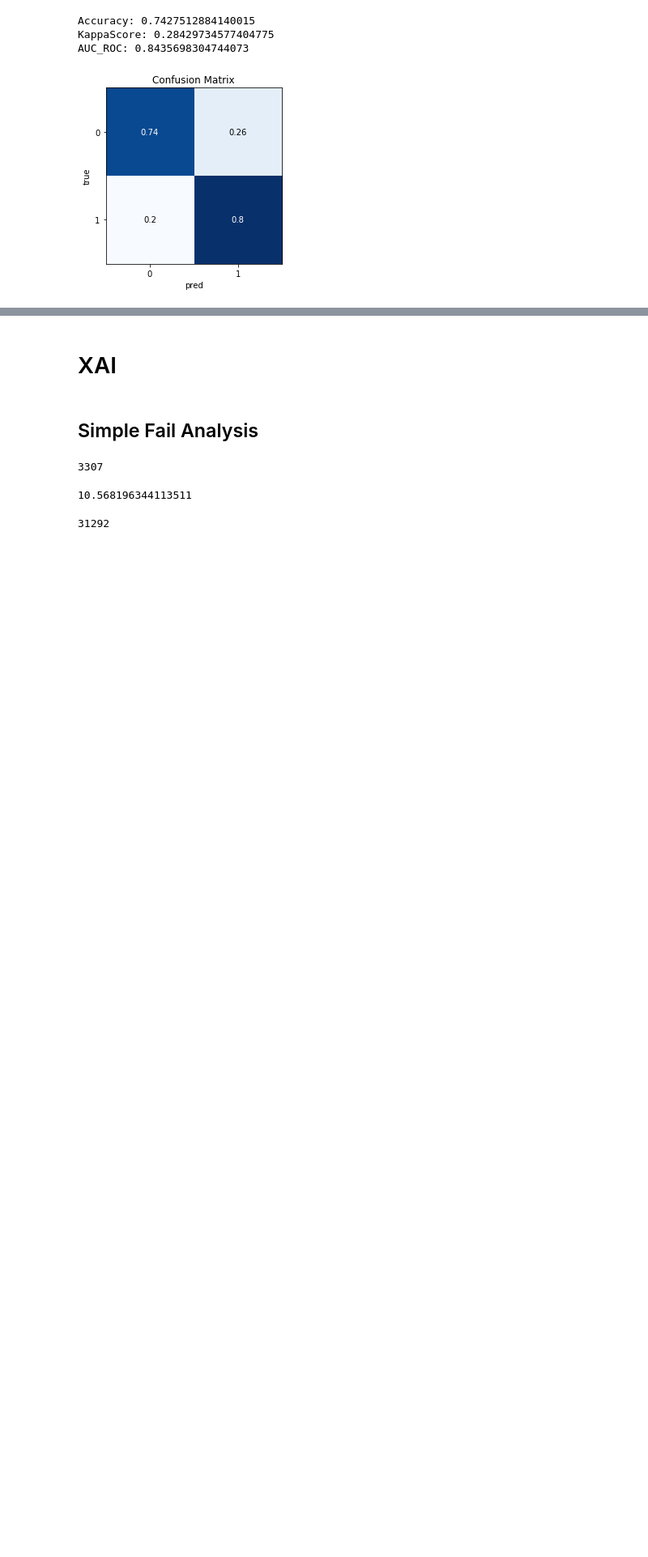
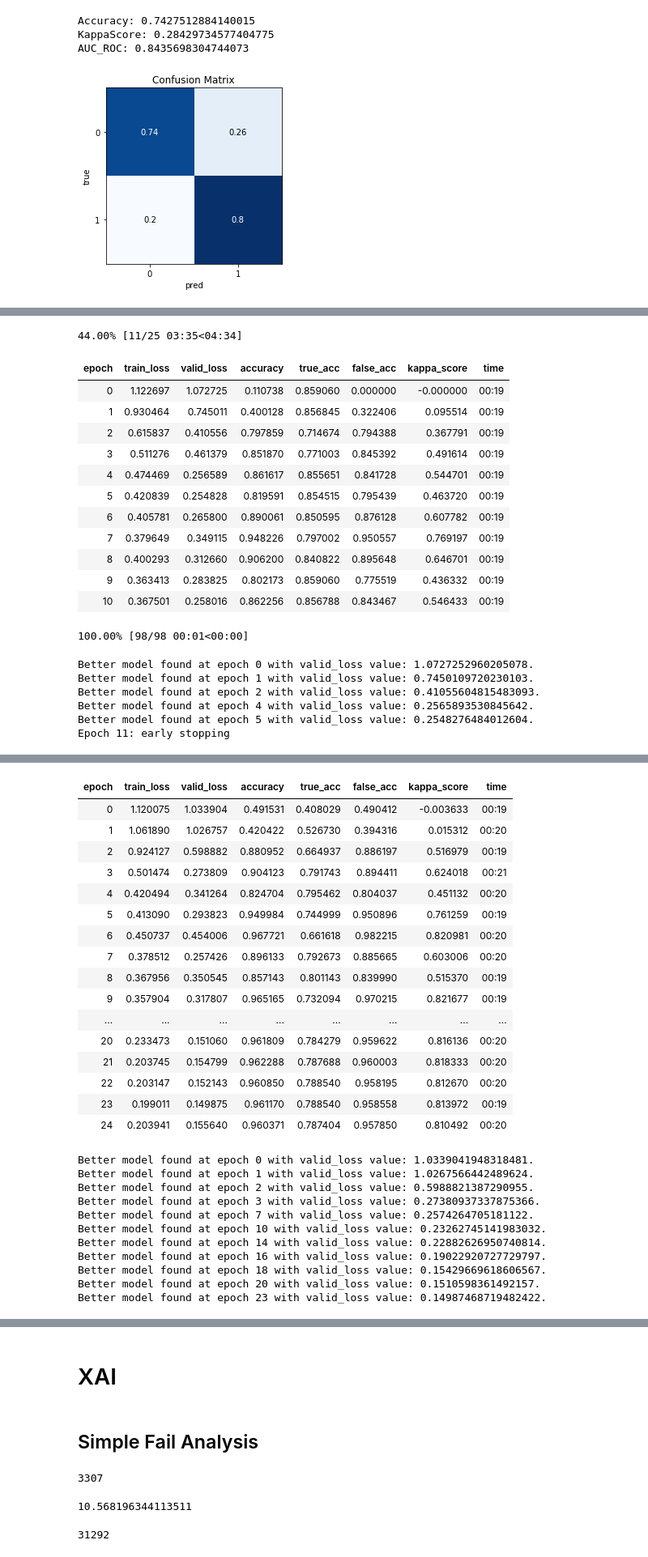
Before and after one commit to aaberbach/LFP_Prediction, a Jupyter notebook: LFP_Peak_Classification_Everything.ipynb, the cells around one changed output, grey strips where cells are left out. Shown at 81% size. Saved outputs shown, nothing was run; the diff lists cells and outputs as text; code cells hidden in the pictures; blank space fills up the shorter version.

```diff
--- a/LFP_Peak_Classification_Everything.ipynb
+++ b/LFP_Peak_Classification_Everything.ipynb
@@ -2203,0 +2243,3 @@ AUC_ROC: 0.8435698304744073
+# %%
+#Percent of input that is labeled as above threshold.
+percent_true = (num_true / len(indexes)) * 100
@@ -2203,0 +2307,24 @@ AUC_ROC: 0.8435698304744073
+# %%
+results = do_cross_valid(num_vars, indexes, data_input, num_back, train_metrics,
+                         test_metrics, 1e-4, 7e-3, 25, loss_func = loss_f)
+# %% [output]
+44.00% [11/25 03:35<04:34]
+| epoch | train_loss | valid_loss | accuracy | true_acc | false_acc | kappa_score | time |
+| 0 | 1.122697 | 1.072725 | 0.110738 | 0.859060 | 0.000000 | -0.000000 | 00:19 |
+| 1 | 0.930464 | 0.745011 | 0.400128 | 0.856845 | 0.322406 | 0.095514 | 00:19 |
+| 2 | 0.615837 | 0.410556 | 0.797859 | 0.714674 | 0.794388 | 0.367791 | 00:19 |
+| 3 | 0.511276 | 0.461379 | 0.851870 | 0.771003 | 0.845392 | 0.491614 | 00:19 |
+| 4 | 0.474469 | 0.256589 | 0.861617 | 0.855651 | 0.841728 | 0.544701 | 00:19 |
+| 5 | 0.420839 | 0.254828 | 0.819591 | 0.854515 | 0.795439 | 0.463720 | 00:19 |
+| 6 | 0.405781 | 0.265800 | 0.890061 | 0.850595 | 0.876128 | 0.607782 | 00:19 |
+| 7 | 0.379649 | 0.349115 | 0.948226 | 0.797002 | 0.950557 | 0.769197 | 00:19 |
+| 8 | 0.400293 | 0.312660 | 0.906200 | 0.840822 | 0.895648 | 0.646701 | 00:19 |
+| 9 | 0.363413 | 0.283825 | 0.802173 | 0.859060 | 0.775519 | 0.436332 | 00:19 |
+| 10 | 0.367501 | 0.258016 | 0.862256 | 0.856788 | 0.843467 | 0.546433 | 00:19 |
+100.00% [98/98 00:01<00:00]
+Better model found at epoch 0 with valid_loss value: 1.0727252960205078.
+Better model found at epoch 1 with valid_loss value: 0.7450109720230103.
+Better model found at epoch 2 with valid_loss value: 0.41055604815483093.
+Better model found at epoch 4 with valid_loss value: 0.2565893530845642.
+Better model found at epoch 5 with valid_loss value: 0.2548276484012604.
+Epoch 11: early stopping
@@ -2203,0 +2332,28 @@ AUC_ROC: 0.8435698304744073
+| epoch | train_loss | valid_loss | accuracy | true_acc | false_acc | kappa_score | time |
+| 0 | 1.120075 | 1.033904 | 0.491531 | 0.408029 | 0.490412 | -0.003633 | 00:19 |
+| 1 | 1.061890 | 1.026757 | 0.420422 | 0.526730 | 0.394316 | 0.015312 | 00:20 |
+| 2 | 0.924127 | 0.598882 | 0.880952 | 0.664937 | 0.886197 | 0.516979 | 00:19 |
+| 3 | 0.501474 | 0.273809 | 0.904123 | 0.791743 | 0.894411 | 0.624018 | 00:21 |
+| 4 | 0.420494 | 0.341264 | 0.824704 | 0.795462 | 0.804037 | 0.451132 | 00:20 |
+| 5 | 0.413090 | 0.293823 | 0.949984 | 0.744999 | 0.950896 | 0.761259 | 00:19 |
+| 6 | 0.450737 | 0.454006 | 0.967721 | 0.661618 | 0.982215 | 0.820981 | 00:20 |
+| 7 | 0.378512 | 0.257426 | 0.896133 | 0.792673 | 0.885665 | 0.603006 | 00:20 |
+| 8 | 0.367956 | 0.350545 | 0.857143 | 0.801143 | 0.839990 | 0.515370 | 00:19 |
+| 9 | 0.357904 | 0.317807 | 0.965165 | 0.732094 | 0.970215 | 0.821677 | 00:19 |
+| ... | ... | ... | ... | ... | ... | ... | ... |
+| 20 | 0.233473 | 0.151060 | 0.961809 | 0.784279 | 0.959622 | 0.816136 | 00:20 |
+| 21 | 0.203745 | 0.154799 | 0.962288 | 0.787688 | 0.960003 | 0.818333 | 00:20 |
+| 22 | 0.203147 | 0.152143 | 0.960850 | 0.788540 | 0.958195 | 0.812670 | 00:20 |
+| 23 | 0.199011 | 0.149875 | 0.961170 | 0.788540 | 0.958558 | 0.813972 | 00:19 |
+| 24 | 0.203941 | 0.155640 | 0.960371 | 0.787404 | 0.957850 | 0.810492 | 00:20 |
+Better model found at epoch 0 with valid_loss value: 1.0339041948318481.
+Better model found at epoch 1 with valid_loss value: 1.0267566442489624.
+Better model found at epoch 2 with valid_loss value: 0.5988821387290955.
+Better model found at epoch 3 with valid_loss value: 0.27380937337875366.
+Better model found at epoch 7 with valid_loss value: 0.2574264705181122.
+Better model found at epoch 10 with valid_loss value: 0.23262745141983032.
+Better model found at epoch 14 with valid_loss value: 0.22882626950740814.
+Better model found at epoch 16 with valid_loss value: 0.19022920727729797.
+Better model found at epoch 18 with valid_loss value: 0.15429669618606567.
+Better model found at epoch 20 with valid_loss value: 0.1510598361492157.
+Better model found at epoch 23 with valid_loss value: 0.14987468719482422.
```
Also changed, not shown: parts of 21 cells of this notebook.
